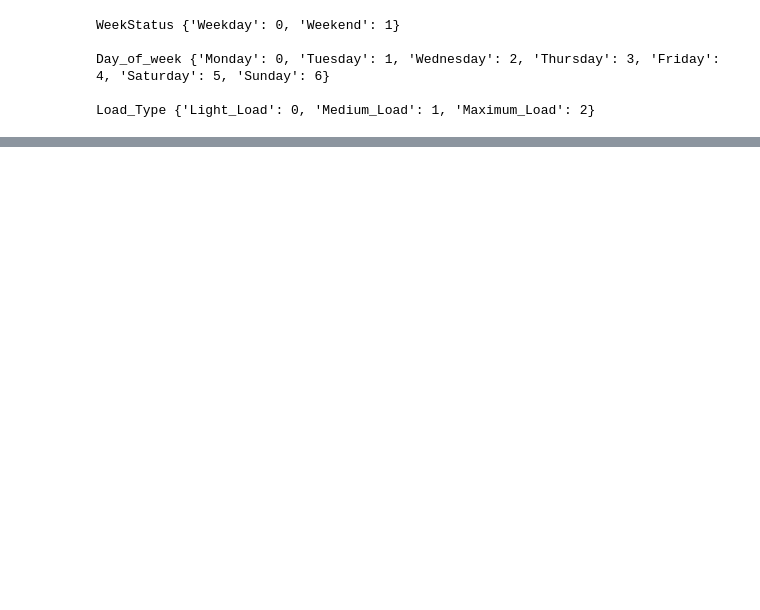
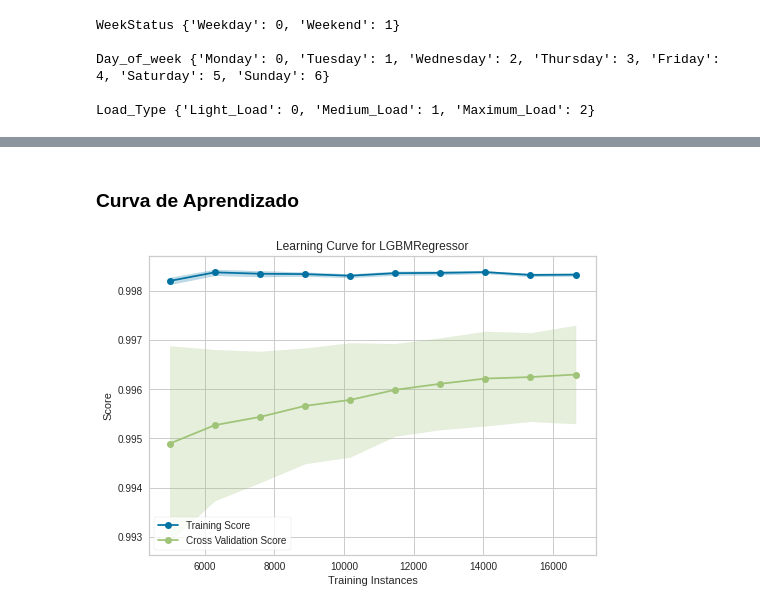
Before and after one commit to williamteles/Regression_Data_Mining, a Jupyter notebook: Regression_Mineração_de_Dados.ipynb, the cells around one changed output, grey strips where cells are left out. Cells and saved outputs as stored; diff of their text form; code cells hidden in the pictures; blank space fills up the shorter version.

```diff
--- a/Regression_Mineração_de_Dados.ipynb
+++ b/Regression_Mineração_de_Dados.ipynb
@@ -268,0 +340,6 @@ lightgbm.sklearn.LGBMRegressor
+# %% [markdown]
+### __Curva de Aprendizado__
+# %%
+plot_model(tuned_model, plot = 'learning')
+# %% [output]
+[figure, added]
```
Also changed, not shown: parts of 56 cells of this notebook.
